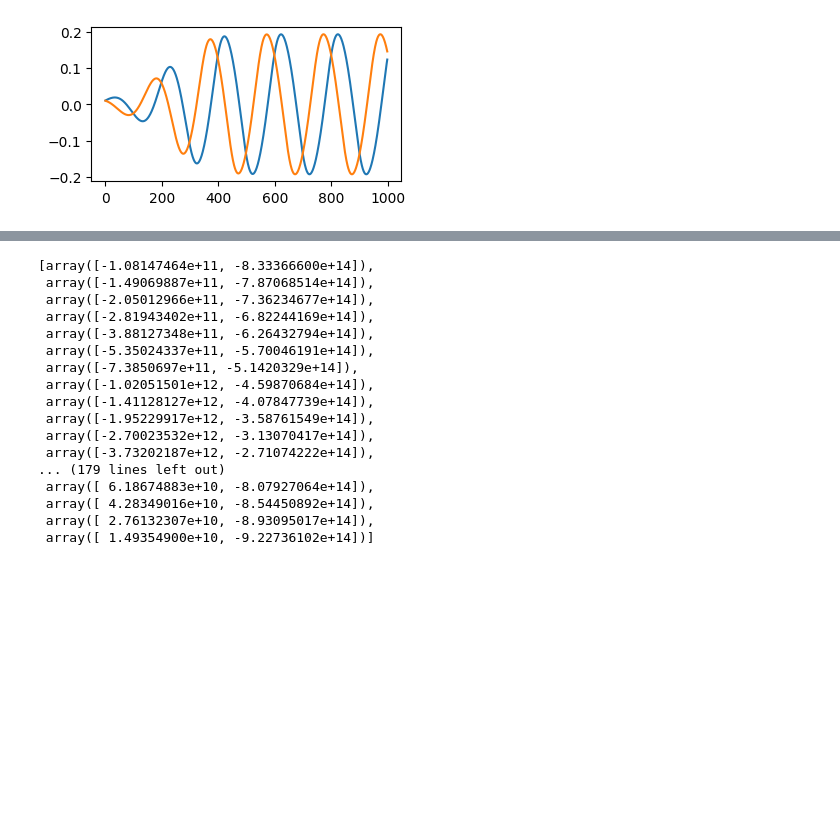
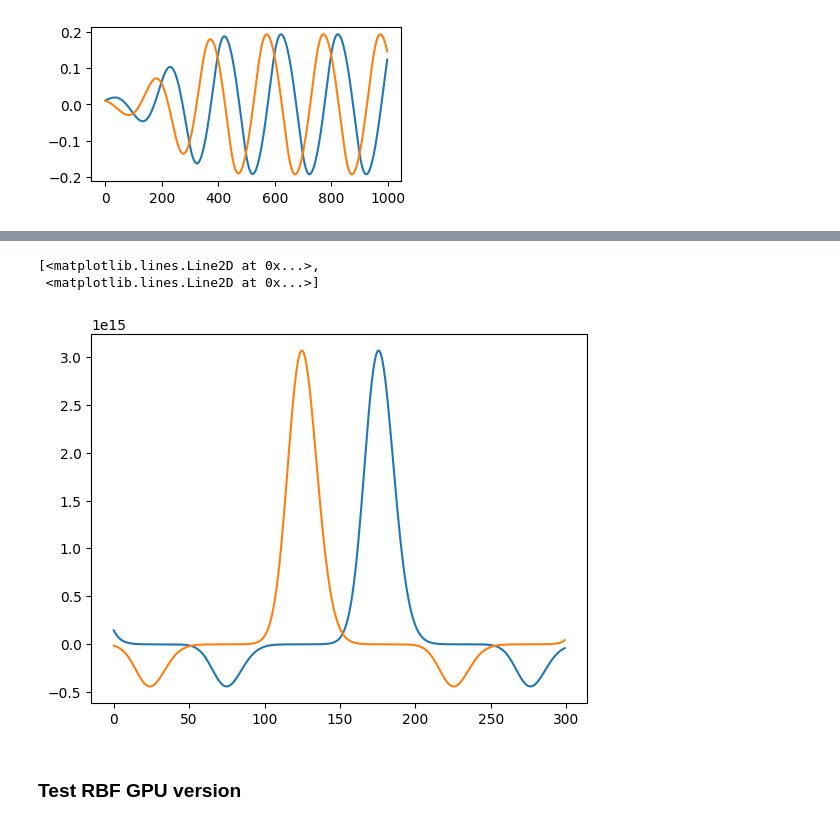
Before and after one commit to Leung555/OmniIsaacGymEnvs, a Jupyter notebook: omniisaacgymenvs/ES/notebook.ipynb, the cells around one changed output, grey strips where cells are left out. Drawn from its saved outputs; the diff is of its cells as text; code cells hidden in the pictures; blank space fills up the shorter version.

```diff
--- a/omniisaacgymenvs/ES/notebook.ipynb
+++ b/omniisaacgymenvs/ES/notebook.ipynb
@@ -248,20 +244,0 @@ o1, o2:  0.006120072546929569 0.17850694402673464
-# %%
-rbf_array
-# %% [output]
-[array([-1.08147464e+11, -8.33366600e+14]),
- array([-1.49069887e+11, -7.87068514e+14]),
- array([-2.05012966e+11, -7.36234677e+14]),
- array([-2.81943402e+11, -6.82244169e+14]),
- array([-3.88127348e+11, -6.26432794e+14]),
- array([-5.35024337e+11, -5.70046191e+14]),
- array([-7.3850697e+11, -5.1420329e+14]),
- array([-1.02051501e+12, -4.59870684e+14]),
- array([-1.41128127e+12, -4.07847739e+14]),
- array([-1.95229917e+12, -3.58761549e+14]),
- array([-2.70023532e+12, -3.13070417e+14]),
- array([-3.73202187e+12, -2.71074222e+14]),
-... (179 lines left out)
- array([ 6.18674883e+10, -8.07927064e+14]),
- array([ 4.28349016e+10, -8.54450892e+14]),
- array([ 2.76132307e+10, -8.93095017e+14]),
- array([ 1.49354900e+10, -9.22736102e+14])]
@@ -267,0 +247,14 @@ rbf_array
+# %%
+model = RBFNet(1)
+# %%
+output = []
+for i in range(300):
+    output.append(model.forward())
+    # print('output: ', output)
+plt.plot(output)
+# %% [output]
+[<matplotlib.lines.Line2D at 0x...>,
+ <matplotlib.lines.Line2D at 0x...>]
+[figure, added]
+# %% [markdown]
+### Test RBF GPU version
```
Also changed, not shown: parts of 12 cells of this notebook, 7 other files.
